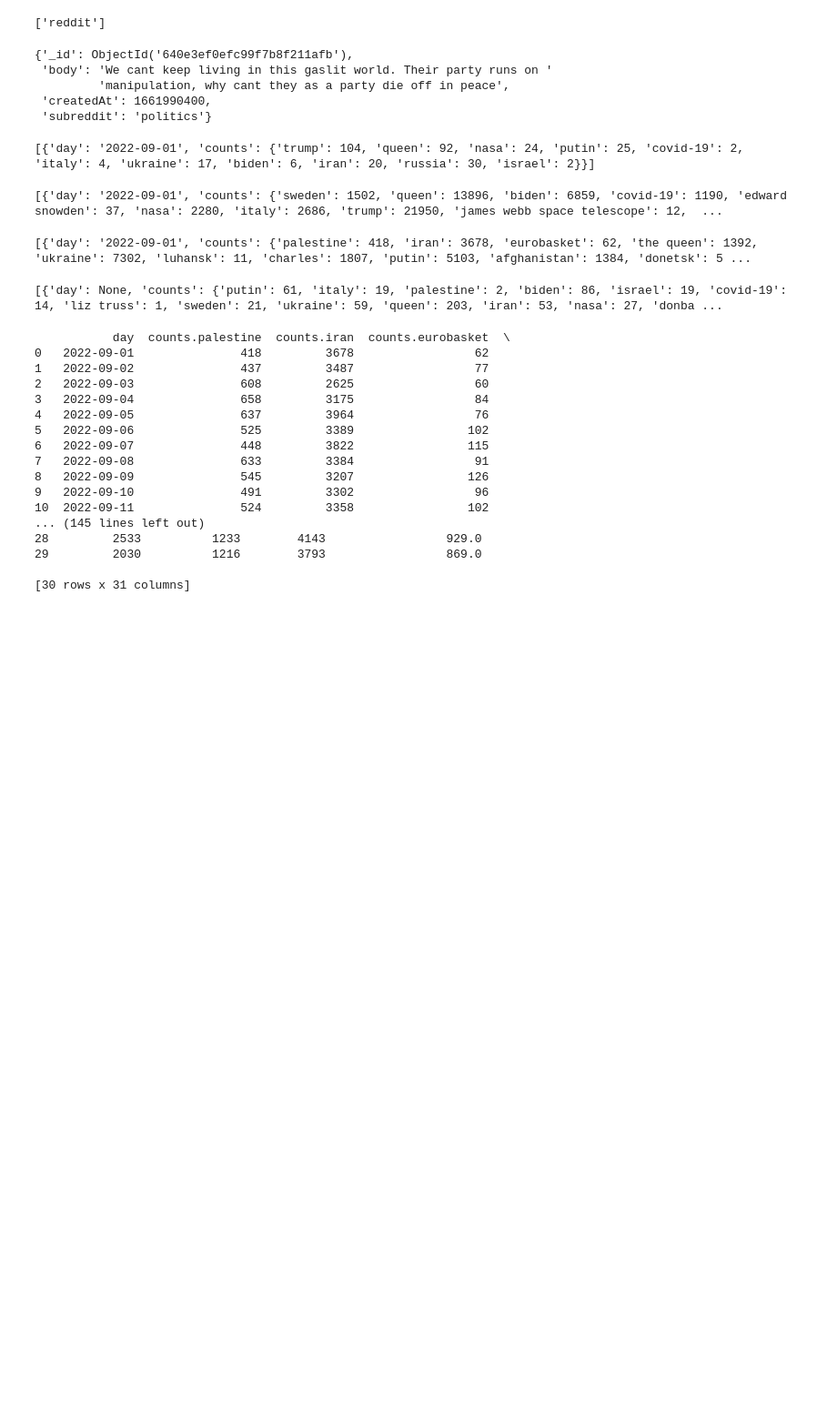
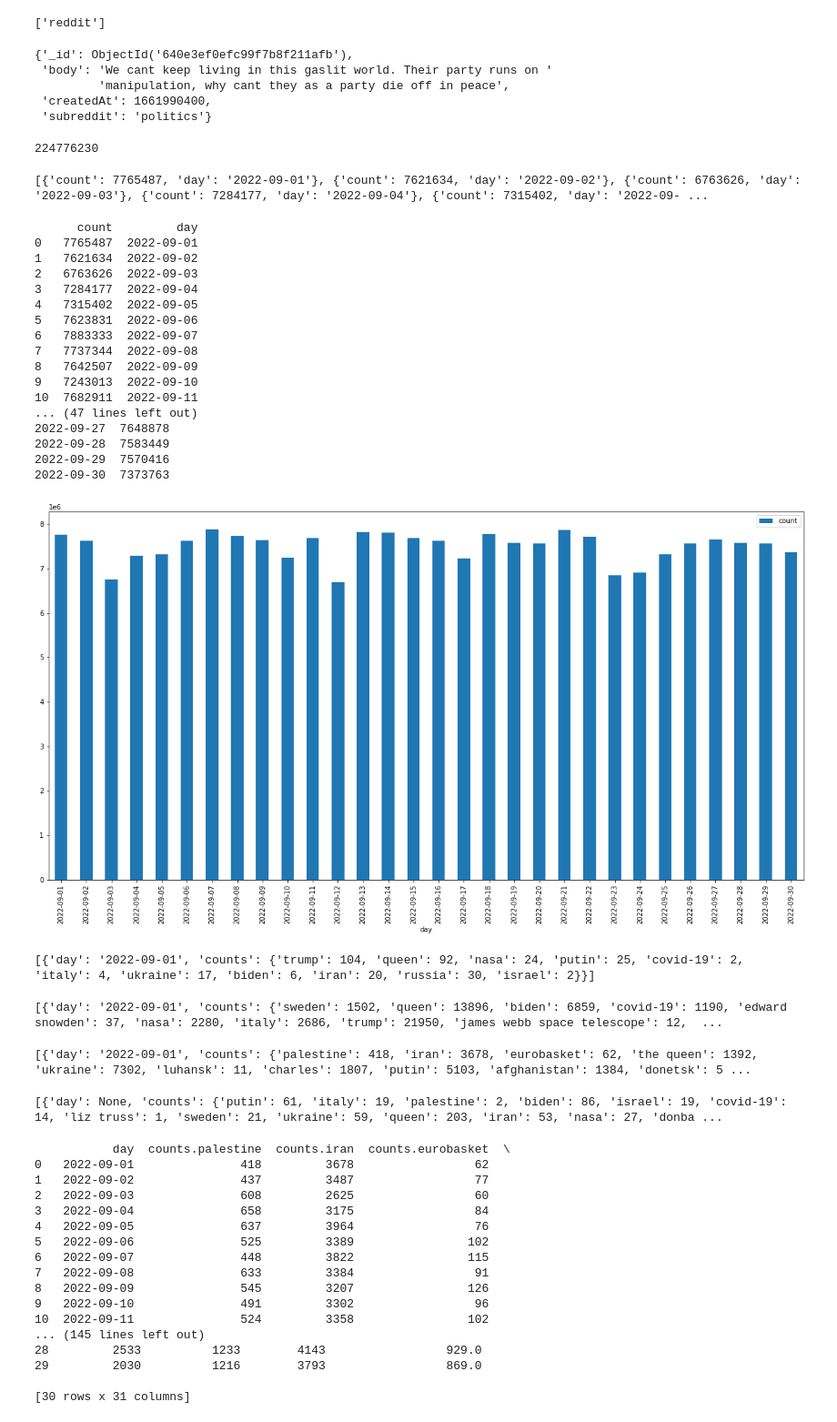
Before and after one commit to IngaKristin/Project_DE, a Jupyter notebook: Project-DE Analysis/Analysis.ipynb, the cells around one changed output. Shown at 91% size. Cells and saved outputs as stored; diff of their text form; code cells hidden in the pictures; blank space fills up the shorter version.

Commit message:
Update code with day count

```diff
--- a/Project-DE Analysis/Analysis.ipynb
+++ b/Project-DE Analysis/Analysis.ipynb
@@ -19,6 +19,71 @@ pprint.pprint(reddit.find_one())
          'manipulation, why cant they as a party die off in peace',
  'createdAt': 1661990400,
  'subreddit': 'politics'}
+# %%
+#stats on the dataset
+# count the number of documents in the collection
+document_count = reddit.count_documents({})
+
+# print the number of documents in the collection
+print(document_count)
+# %% [output]
+224776230
+# %%
+pipeline = [
+   # {
+    #    "$limit": 10000000
+    #},
+    # Match documents that contain any of the search words in the body field
+    #{"$project": {"body_lower": {"$toLower": "$body"}}},
+    #
+    # Project the day field from createdAt
+    {"$project": {"day": {"$dateToString": {"format": "%Y-%m-%d", "date": {"$toDate": {"$multiply": ["$createdAt", 1000]}}}}}},
+    # Group by day and count the number of documents
+    {"$group": {"_id": "$day", "count": {"$sum": 1}}},
+    # Project the final output format
+    {"$project": {"_id": 0, "day": "$_id", "count": 1}},
+    # Sort by day
+    {"$sort": {"day": 1}}
+]
+results_countday = list(reddit.aggregate(pipeline))
+
+print(results_countday)
+# %% [output]
+[{'count': 7765487, 'day': '2022-09-01'}, {'count': 7621634, 'day': '2022-09-02'}, {'count': 6763626, 'day': '2022-09-03'}, {'count': 7284177, 'day': '2022-09-04'}, {'count': 7315402, 'day': '2022-09- ...
+# %%
+import pandas as pd
+
+df =  pd.json_normalize(results_countday)
+#df_new = pd.DataFrame(df)
+print(df)
+
+df = df.set_index('day')
+df = df.fillna(0)
+df.plot(kind='bar', figsize=(20,10))
+#plt.show()
+df.to_csv('daycount.csv')
+plt.savefig('daycount.jpg')
+
+print(df)
+# %% [output]
+      count         day
+0   7765487  2022-09-01
+1   7621634  2022-09-02
+2   6763626  2022-09-03
+3   7284177  2022-09-04
+4   7315402  2022-09-05
+5   7623831  2022-09-06
+6   7883333  2022-09-07
+7   7737344  2022-09-08
+8   7642507  2022-09-09
+9   7243013  2022-09-10
+10  7682911  2022-09-11
+... (47 lines left out)
+2022-09-27  7648878
+2022-09-28  7583449
+2022-09-29  7570416
+2022-09-30  7373763
+[figure, added]
 # %%
 #!pip install matplotlib
 
```
Also changed, not shown: parts of 4 cells of this notebook, 3 other files.
